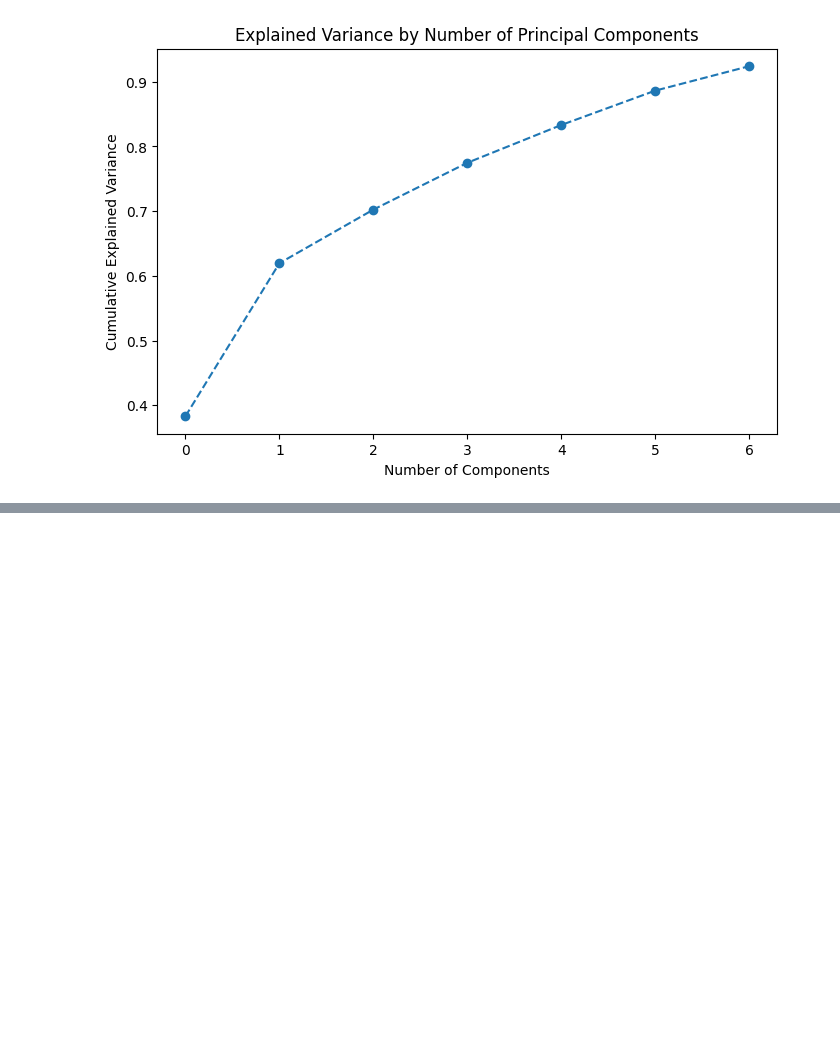
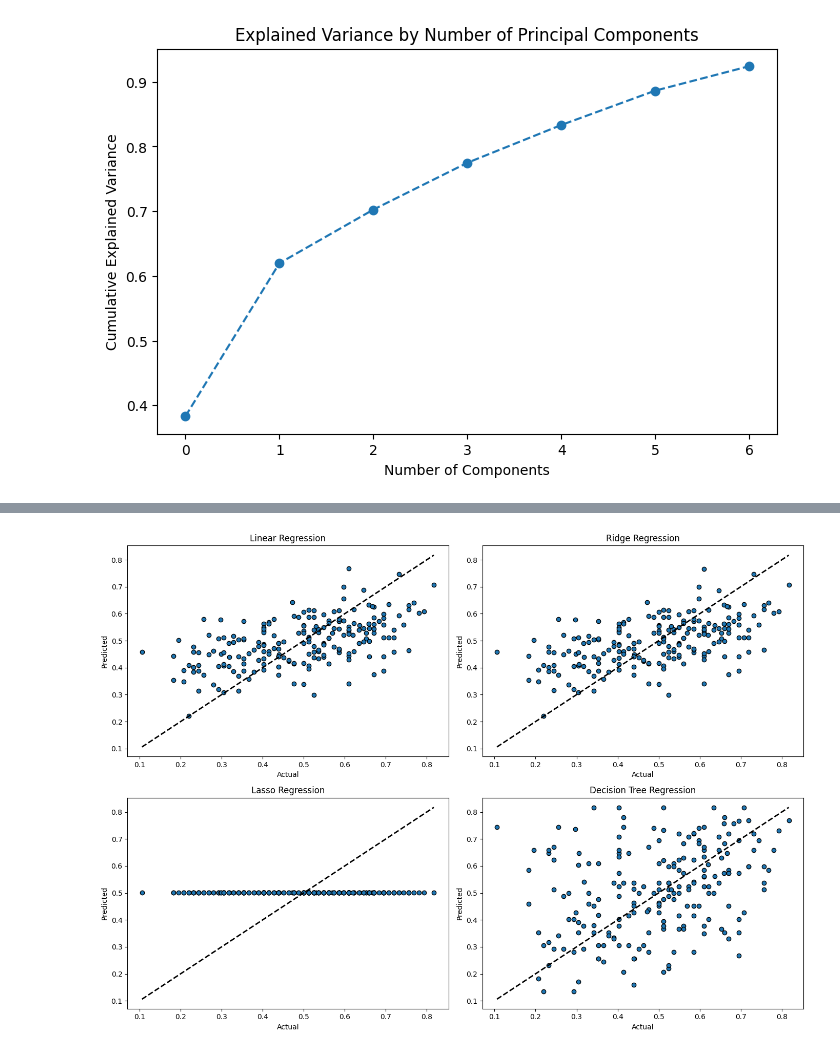
Before and after one commit to ChinmayVar/FinalProject156, a Jupyter notebook: final_proj.ipynb, the cells around one changed output, grey strips where cells are left out. Saved outputs shown, nothing was run; the diff lists cells and outputs as text; code cells hidden in the pictures; blank space fills up the shorter version.

Commit message:
tried a couple of regression models

```diff
--- a/final_proj.ipynb
+++ b/final_proj.ipynb
@@ -95,0 +98,82 @@ X_new_tilde_pca = pca.transform(X_new_tilde)  # Apply PCA
+# %%
+from sklearn.linear_model import LinearRegression, Ridge, Lasso
+from sklearn.tree import DecisionTreeRegressor
+from sklearn.metrics import mean_squared_error, r2_score
+import matplotlib.pyplot as plt
+
+# Linear Regression
+lr = LinearRegression()
+lr.fit(X_train_tilde_pca, y_train)
+y_pred_lr = lr.predict(X_new_tilde_pca)
+mse_lr = mean_squared_error(y_new, y_pred_lr)
+r2_lr = r2_score(y_new, y_pred_lr)
+
+# Ridge Regression
+ridge = Ridge(alpha=1.0)
+ridge.fit(X_train_tilde_pca, y_train)
+y_pred_ridge = ridge.predict(X_new_tilde_pca)
+mse_ridge = mean_squared_error(y_new, y_pred_ridge)
+r2_ridge = r2_score(y_new, y_pred_ridge)
+
+# Lasso Regression
+lasso = Lasso(alpha=0.1)
+lasso.fit(X_train_tilde_pca, y_train)
+y_pred_lasso = lasso.predict(X_new_tilde_pca)
+mse_lasso = mean_squared_error(y_new, y_pred_lasso)
+r2_lasso = r2_score(y_new, y_pred_lasso)
+
+# Decision Tree Regression
+dt = DecisionTreeRegressor(random_state=42)
+dt.fit(X_train_tilde_pca, y_train)
+y_pred_dt = dt.predict(X_new_tilde_pca)
+mse_dt = mean_squared_error(y_new, y_pred_dt)
+r2_dt = r2_score(y_new, y_pred_dt)
+
+# Display results
+results = pd.DataFrame({
+    'Model': ['Linear Regression', 'Ridge Regression', 'Lasso Regression', 'Decision Tree Regression'],
+    'MSE': [mse_lr, mse_ridge, mse_lasso, mse_dt],
+    'R-squared': [r2_lr, r2_ridge, r2_lasso, r2_dt]
+})
+
+print("Model Performance Comparison:")
+print(results)
+
+# Plotting actual vs predicted values for each model
+plt.figure(figsize=(14, 10))
+
+# Linear Regression
+plt.subplot(2, 2, 1)
+plt.scatter(y_new, y_pred_lr, edgecolors=(0, 0, 0))
+plt.plot([y_new.min(), y_new.max()], [y_new.min(), y_new.max()], 'k--', lw=2)
+plt.xlabel('Actual')
+plt.ylabel('Predicted')
+plt.title('Linear Regression')
+
+# Ridge Regression
+plt.subplot(2, 2, 2)
+plt.scatter(y_new, y_pred_ridge, edgecolors=(0, 0, 0))
+plt.plot([y_new.min(), y_new.max()], [y_new.min(), y_new.max()], 'k--', lw=2)
+plt.xlabel('Actual')
+plt.ylabel('Predicted')
+plt.title('Ridge Regression')
+
+# Lasso Regression
+plt.subplot(2, 2, 3)
+plt.scatter(y_new, y_pred_lasso, edgecolors=(0, 0, 0))
+plt.plot([y_new.min(), y_new.max()], [y_new.min(), y_new.max()], 'k--', lw=2)
+plt.xlabel('Actual')
+plt.ylabel('Predicted')
+plt.title('Lasso Regression')
+
+# Decision Tree Regression
+plt.subplot(2, 2, 4)
+plt.scatter(y_new, y_pred_dt, edgecolors=(0, 0, 0))
+plt.plot([y_new.min(), y_new.max()], [y_new.min(), y_new.max()], 'k--', lw=2)
+plt.xlabel('Actual')
+plt.ylabel('Predicted')
+plt.title('Decision Tree Regression')
+
+plt.tight_layout()
+plt.show()
+# %% [output]
@@ -95,0 +186 @@ X_new_tilde_pca = pca.transform(X_new_tilde)  # Apply PCA
+[figure, added]
```
Also changed, not shown: parts of 2 cells of this notebook.
